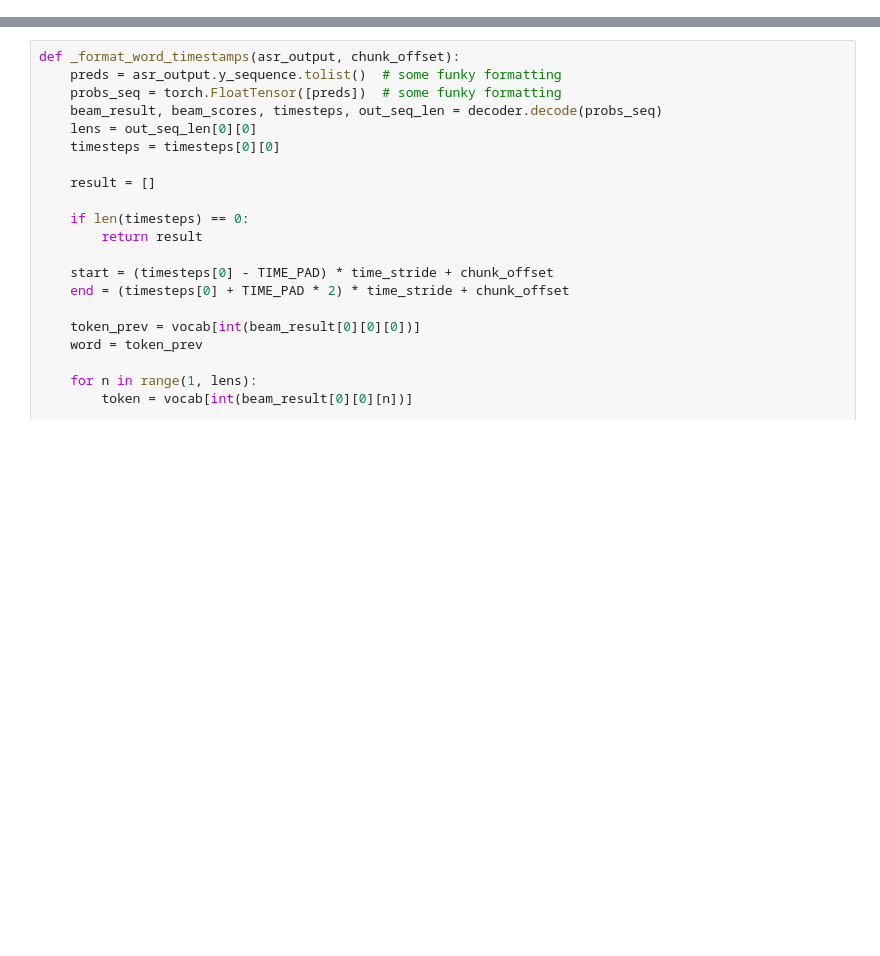
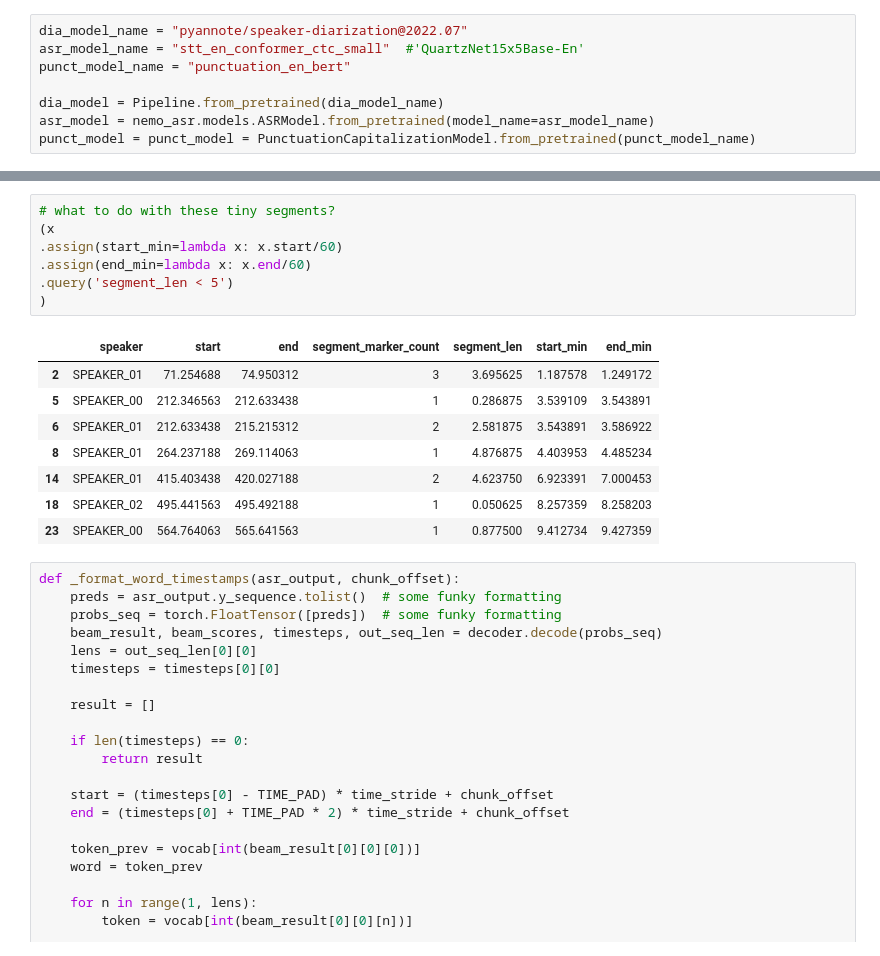
Before and after one commit to samhardyhey/blog-os-asr, a Jupyter notebook: notebooks/2_asr.ipynb, the cells around one changed output, grey strips where cells are left out. Drawn from its saved outputs; the diff is of its cells as text; blank space fills up the shorter version.

```diff
--- a/notebooks/2_asr.ipynb
+++ b/notebooks/2_asr.ipynb
@@ -13,3 +15,11 @@ from pydub.silence import detect_silence
 logging.getLogger("nemo_logger").setLevel(logging.ERROR)
 asr_logger = logging.getLogger("asr")
 asr_logger.setLevel(logging.INFO)
+# %%
+dia_model_name = "pyannote/speaker-diarization@2022.07"
+asr_model_name = "stt_en_conformer_ctc_small"  #'QuartzNet15x5Base-En'
+punct_model_name = "punctuation_en_bert"
+
+dia_model = Pipeline.from_pretrained(dia_model_name)
+asr_model = nemo_asr.models.ASRModel.from_pretrained(model_name=asr_model_name)
+punct_model = punct_model = PunctuationCapitalizationModel.from_pretrained(punct_model_name)
@@ -211,3 +135,19 @@ def _diarize_mono_audio(in_file, single_speaker=False):
+# %%
+# what to do with these tiny segments?
+(x
+.assign(start_min=lambda x: x.start/60)
+.assign(end_min=lambda x: x.end/60)
+.query('segment_len < 5')
+)
+# %% [output]
+|  | speaker | start | end | segment_marker_count | segment_len | start_min | end_min |
+| 2 | SPEAKER_01 | 71.254688 | 74.950312 | 3 | 3.695625 | 1.187578 | 1.249172 |
+| 5 | SPEAKER_00 | 212.346563 | 212.633438 | 1 | 0.286875 | 3.539109 | 3.543891 |
+| 6 | SPEAKER_01 | 212.633438 | 215.215312 | 2 | 2.581875 | 3.543891 | 3.586922 |
+| 8 | SPEAKER_01 | 264.237188 | 269.114063 | 1 | 4.876875 | 4.403953 | 4.485234 |
+| 14 | SPEAKER_01 | 415.403438 | 420.027188 | 2 | 4.623750 | 6.923391 | 7.000453 |
+| 18 | SPEAKER_02 | 495.441563 | 495.492188 | 1 | 0.050625 | 8.257359 | 8.258203 |
+| 23 | SPEAKER_00 | 564.764063 | 565.641563 | 1 | 0.877500 | 9.412734 | 9.427359 |
 # %%
 def _format_word_timestamps(asr_output, chunk_offset):
     preds = asr_output.y_sequence.tolist()  # some funky formatting
```
Also changed, not shown: parts of 10 cells of this notebook, 4 other files.
